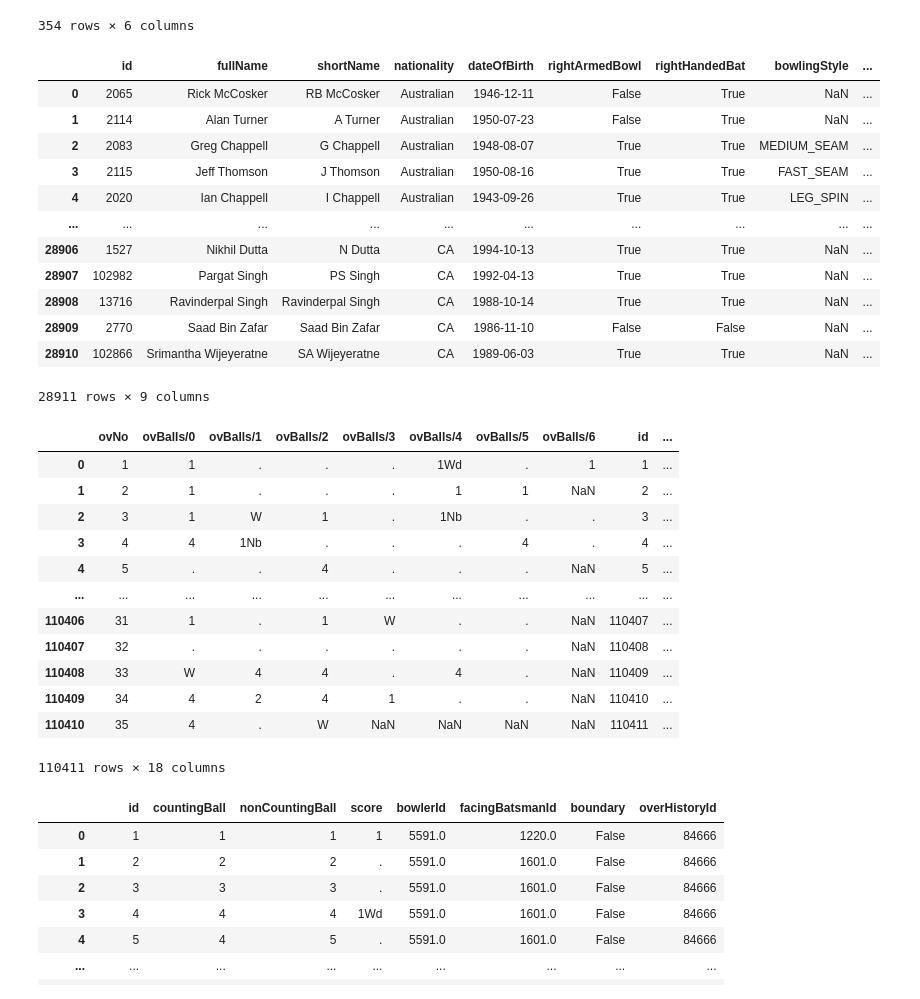
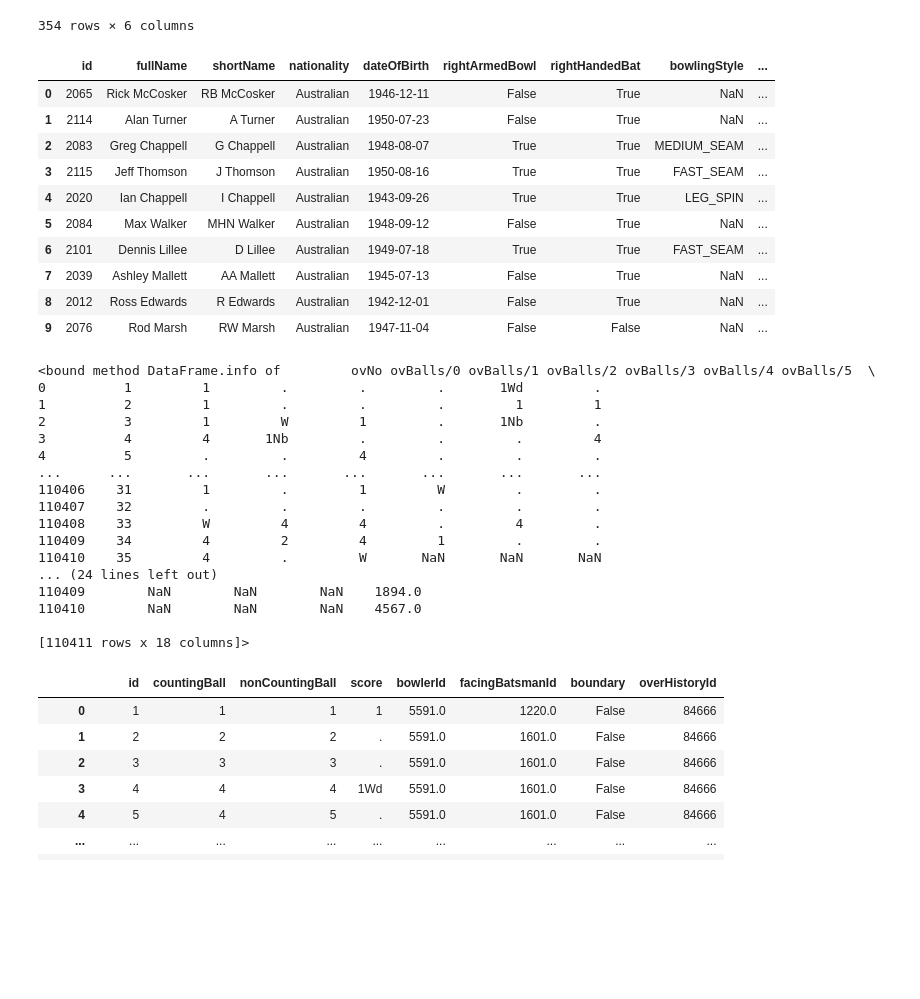
Before and after one commit to hassaanhameed786/Exploring-the-Cricket-World-Cup-An-EDA-Journey, a Jupyter notebook: notebooks/eda_on ICC_wordl_cup.ipynb, the cells around one changed output. Saved outputs shown, nothing was run; the diff lists cells and outputs as text; code cells hidden in the pictures; blank space fills up the shorter version.

```diff
--- a/notebooks/eda_on ICC_wordl_cup.ipynb
+++ b/notebooks/eda_on ICC_wordl_cup.ipynb
@@ -22,8 +42,8 @@ venues_path  = '/Users/muhammadhassaan/Downloads/atomcamp/EDA /ICC Cricket World
 # %%
 df_innings = pd.read_csv(innings_path)
 df_matches = pd.read_csv(matches_Path)
-df_overvall_detail = pd.read_csv(overvall_detail)
-df_over_history =  pd.read_csv(over_history)
-df_players = pd.read_csv(players)
-df_teams   = pd.read_csv(teams)
-df_venues  = pd.read_csv(venues)
+df_overvall_detail = pd.read_csv(overvall_detail_path)
+df_over_history =  pd.read_csv(over_history_path)
+df_players = pd.read_csv(players_path)
+df_teams   = pd.read_csv(teams_path)
+df_venues  = pd.read_csv(venues_path)
@@ -76,37 +131,39 @@ df_teams
 | 353 | 572 | United States of America | USA | USA | NaN | NaN |
 354 rows × 6 columns
 # %%
-df_players #most of cols are categorical data
+df_players.head(10) #most of cols are categorical data
 # %% [output]
 |  | id | fullName | shortName | nationality | dateOfBirth | rightArmedBowl | rightHandedBat | bowlingStyle | ... |
 | 0 | 2065 | Rick McCosker | RB McCosker | Australian | 1946-12-11 | False | True | NaN | ... |
 | 1 | 2114 | Alan Turner | A Turner | Australian | 1950-07-23 | False | True | NaN | ... |
 | 2 | 2083 | Greg Chappell | G Chappell | Australian | 1948-08-07 | True | True | MEDIUM_SEAM | ... |
 | 3 | 2115 | Jeff Thomson | J Thomson | Australian | 1950-08-16 | True | True | FAST_SEAM | ... |
 | 4 | 2020 | Ian Chappell | I Chappell | Australian | 1943-09-26 | True | True | LEG_SPIN | ... |
-| ... | ... | ... | ... | ... | ... | ... | ... | ... | ... |
-| 28906 | 1527 | Nikhil Dutta | N Dutta | CA | 1994-10-13 | True | True | NaN | ... |
-| 28907 | 102982 | Pargat Singh | PS Singh | CA | 1992-04-13 | True | True | NaN | ... |
-| 28908 | 13716 | Ravinderpal Singh | Ravinderpal Singh | CA | 1988-10-14 | True | True | NaN | ... |
-| 28909 | 2770 | Saad Bin Zafar | Saad Bin Zafar | CA | 1986-11-10 | False | False | NaN | ... |
-| 28910 | 102866 | Srimantha Wijeyeratne | SA Wijeyeratne | CA | 1989-06-03 | True | True | NaN | ... |
+| 5 | 2084 | Max Walker | MHN Walker | Australian | 1948-09-12 | False | True | NaN | ... |
+| 6 | 2101 | Dennis Lillee | D Lillee | Australian | 1949-07-18 | True | True | FAST_SEAM | ... |
+| 7 | 2039 | Ashley Mallett | AA Mallett | Australian | 1945-07-13 | False | True | NaN | ... |
+| 8 | 2012 | Ross Edwards | R Edwards | Australian | 1942-12-01 | False | True | NaN | ... |
+| 9 | 2076 | Rod Marsh | RW Marsh | Australian | 1947-11-04 | False | False | NaN | ... |
-28911 rows × 9 columns
 # %%
-df_over_history
+df_over_history.info
 # %% [output]
-|  | ovNo | ovBalls/0 | ovBalls/1 | ovBalls/2 | ovBalls/3 | ovBalls/4 | ovBalls/5 | ovBalls/6 | id | ... |
-| 0 | 1 | 1 | . | . | . | 1Wd | . | 1 | 1 | ... |
-| 1 | 2 | 1 | . | . | . | 1 | 1 | NaN | 2 | ... |
-| 2 | 3 | 1 | W | 1 | . | 1Nb | . | . | 3 | ... |
-| 3 | 4 | 4 | 1Nb | . | . | . | 4 | . | 4 | ... |
-| 4 | 5 | . | . | 4 | . | . | . | NaN | 5 | ... |
-| ... | ... | ... | ... | ... | ... | ... | ... | ... | ... | ... |
-| 110406 | 31 | 1 | . | 1 | W | . | . | NaN | 110407 | ... |
-| 110407 | 32 | . | . | . | . | . | . | NaN | 110408 | ... |
-| 110408 | 33 | W | 4 | 4 | . | 4 | . | NaN | 110409 | ... |
-| 110409 | 34 | 4 | 2 | 4 | 1 | . | . | NaN | 110410 | ... |
-| 110410 | 35 | 4 | . | W | NaN | NaN | NaN | NaN | 110411 | ... |
-110411 rows × 18 columns
+<bound method DataFrame.info of         ovNo ovBalls/0 ovBalls/1 ovBalls/2 ovBalls/3 ovBalls/4 ovBalls/5  \
+0          1         1         .         .         .       1Wd         .
+1          2         1         .         .         .         1         1
+2          3         1         W         1         .       1Nb         .
+3          4         4       1Nb         .         .         .         4
+4          5         .         .         4         .         .         .
+...      ...       ...       ...       ...       ...       ...       ...
+110406    31         1         .         1         W         .         .
+110407    32         .         .         .         .         .         .
+110408    33         W         4         4         .         4         .
+110409    34         4         2         4         1         .         .
+110410    35         4         .         W       NaN       NaN       NaN
+... (24 lines left out)
+110409        NaN        NaN        NaN    1894.0
+110410        NaN        NaN        NaN    4567.0
+
+[110411 rows x 18 columns]>
 # %%
 df_overvall_detail
 # %% [output]
```
Also changed, not shown: parts of 78 cells of this notebook, 9 other files.
